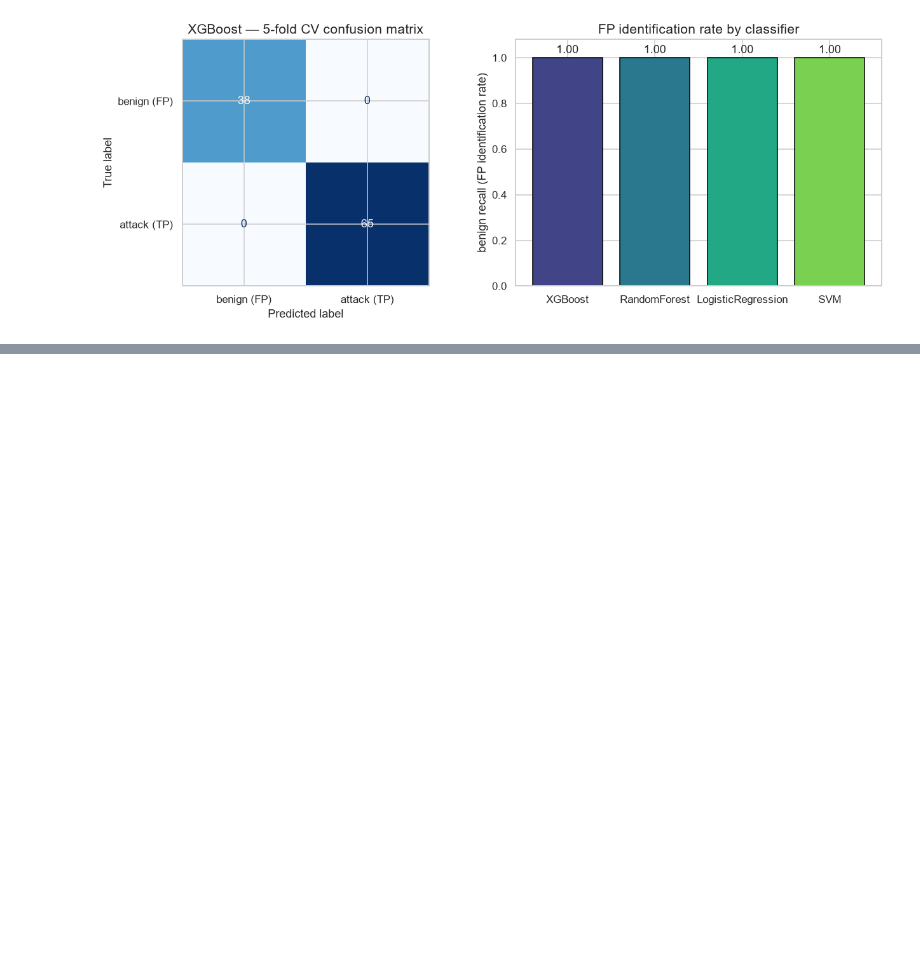
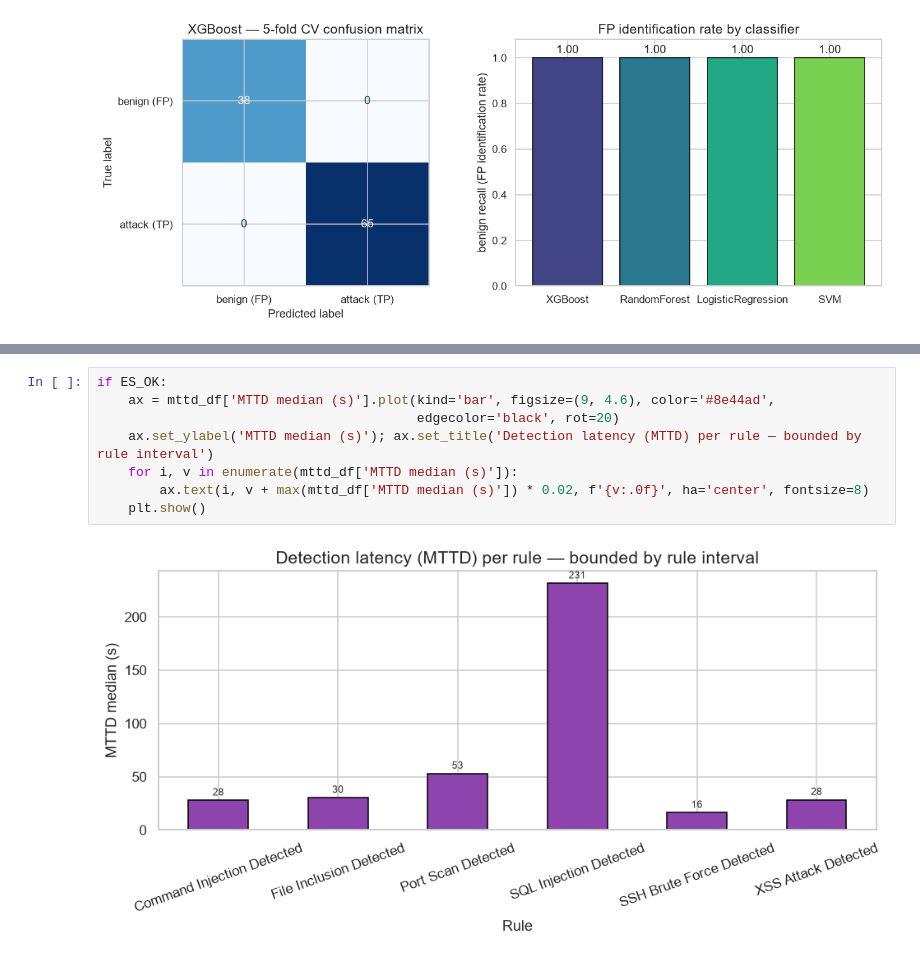
Before and after one commit to cxuan03/CyREN, a Jupyter notebook: notebooks/objective4_system_evaluation.ipynb, the cells around one changed output, grey strips where cells are left out. Drawn from its saved outputs; the diff is of its cells as text; blank space fills up the shorter version.

```diff
--- a/notebooks/objective4_system_evaluation.ipynb
+++ b/notebooks/objective4_system_evaluation.ipynb
@@ -199,0 +293,10 @@ not the headline number, is the transferable result.
+# %%
+if ES_OK:
+    ax = mttd_df['MTTD median (s)'].plot(kind='bar', figsize=(9, 4.6), color='#8e44ad',
+                                         edgecolor='black', rot=20)
+    ax.set_ylabel('MTTD median (s)'); ax.set_title('Detection latency (MTTD) per rule — bounded by rule interval')
+    for i, v in enumerate(mttd_df['MTTD median (s)']):
+        ax.text(i, v + max(mttd_df['MTTD median (s)']) * 0.02, f'{v:.0f}', ha='center', fontsize=8)
+    plt.show()
+# %% [output]
+[figure, added]
```
Also changed, not shown: parts of 10 cells of this notebook, 2 other files.
